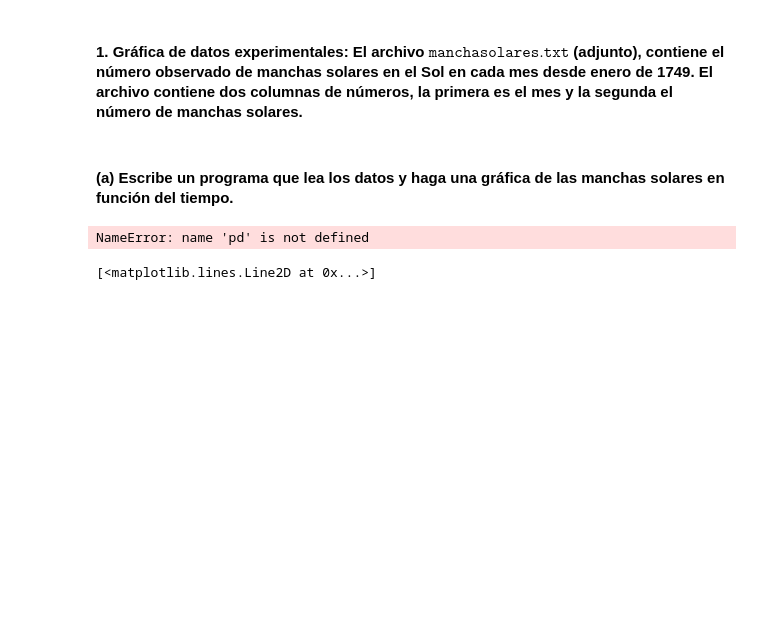
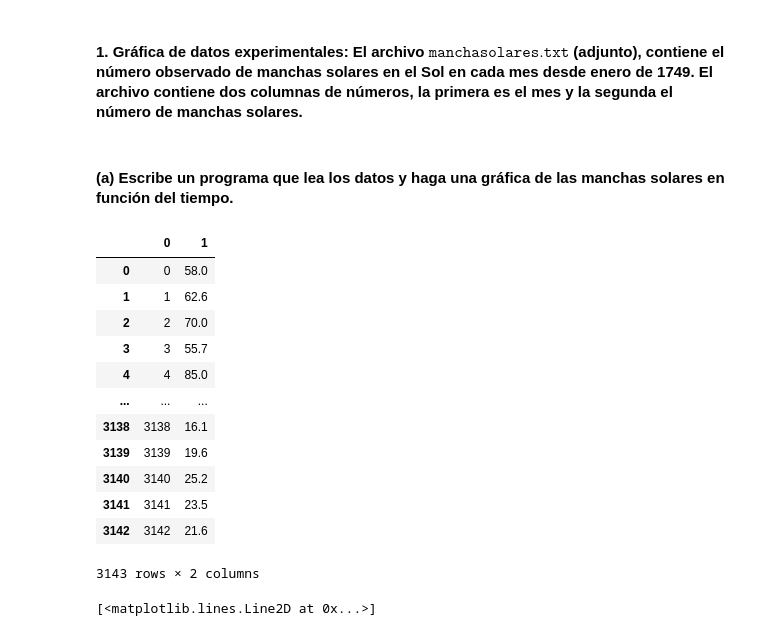
Before and after one commit to Alexi5omg/CLASE, a Jupyter notebook: Tareas/Práctica_2 .ipynb, the cells around one changed output. Saved outputs shown, nothing was run; the diff lists cells and outputs as text; code cells hidden in the pictures; blank space fills up the shorter version.

```diff
--- a/Tareas/Práctica_2 .ipynb
+++ b/Tareas/Práctica_2 .ipynb
@@ -25,10 +27,22 @@ from pylab import imshow
 #### **(a)** Escribe un programa que lea los datos y haga una gráfica de las manchas solares en función del tiempo.
 # %%
 # Leemos el archivo y lo imprimimos
-velocidades = pd.read_csv("manchasolares.txt",sep='\t',header=None)
-velocidades
+manchasolar = pd.read_csv("manchasolares.txt",sep='\t',header=None)
+manchasolar
 # %% [output]
+|  | 0 | 1 |
+| 0 | 0 | 58.0 |
+| 1 | 1 | 62.6 |
+| 2 | 2 | 70.0 |
+| 3 | 3 | 55.7 |
+| 4 | 4 | 85.0 |
+| ... | ... | ... |
+| 3138 | 3138 | 16.1 |
+| 3139 | 3139 | 19.6 |
+| 3140 | 3140 | 25.2 |
+| 3141 | 3141 | 23.5 |
+| 3142 | 3142 | 21.6 |
-NameError: name 'pd' is not defined
+3143 rows × 2 columns
 # %%
 # Separamos los valores de x y y
 x = manchasolar[0]
```
Also changed, not shown: parts of 1 cell of this notebook.
